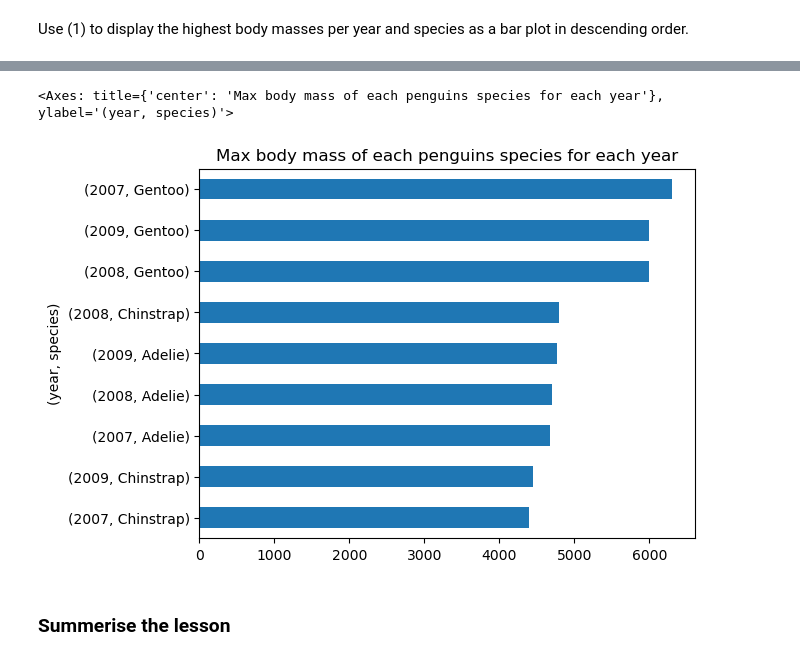
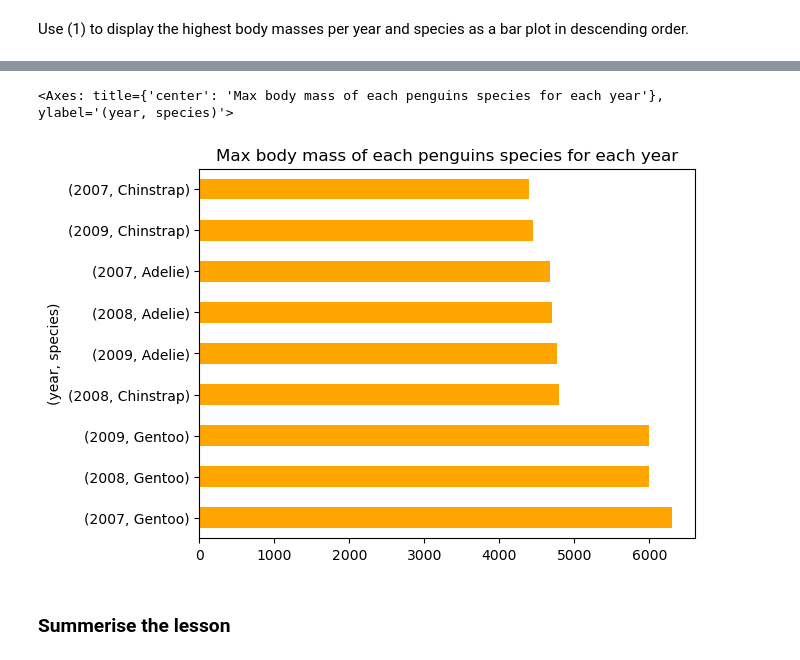
Before and after one commit to austinmartinez12/eds220-2025-in-class, a Jupyter notebook: week2/week2-groupby.ipynb, the cells around one changed output, grey strips where cells are left out. Saved outputs shown, nothing was run; the diff lists cells and outputs as text; code cells hidden in the pictures.

```diff
--- a/week2/week2-groupby.ipynb
+++ b/week2/week2-groupby.ipynb
@@ -139,11 +125,12 @@ Use (1) to display the highest body masses per year and species as a bar plot in
 # %%
-(penguins.groupby(['year', 'species'])['body_mass_g'].max().sort_values()
+(penguins.groupby(['year', 'species'])['body_mass_g'].max().sort_values(ascending=False)
 .plot(kind='barh',
       title = "Max body mass of each penguins species for each year",
-      ylabel = ('year', 'species')))
+      ylabel = ('year', 'species'),
+      color = 'orange'))
 # %% [output]
 <Axes: title={'center': 'Max body mass of each penguins species for each year'}, ylabel='(year, species)'>
-[figure, old version]
+[figure, new version]
 # %% [markdown]
 ### Summerise the lesson
 # %% [markdown]
```
Also changed, not shown: parts of 5 cells of this notebook, 3 other files.
